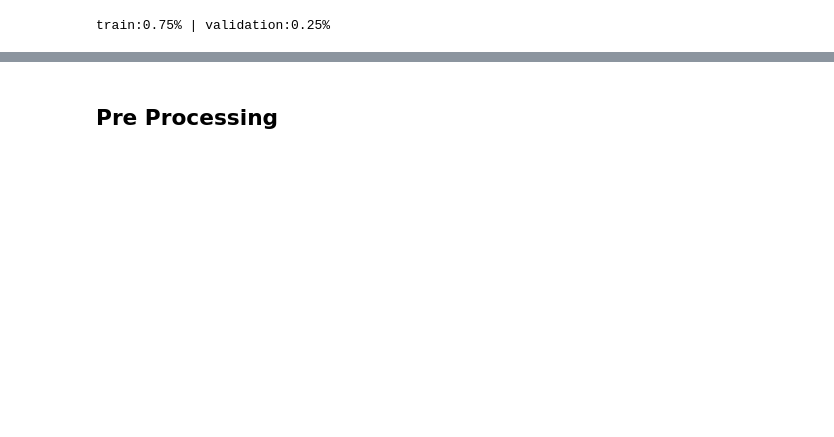
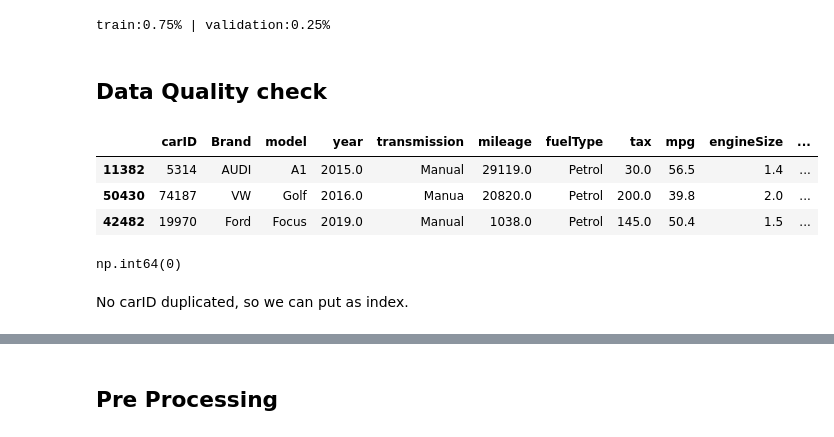
Before and after one commit to bernardorspachecods/ML_Project_25.26, a Jupyter notebook: hold-out.ipynb, the cells around one changed output, grey strips where cells are left out. Cells and saved outputs as stored; diff of their text form; code cells hidden in the pictures; blank space fills up the shorter version.

```diff
--- a/hold-out.ipynb
+++ b/hold-out.ipynb
@@ -43,3 +43,18 @@ print('train:{}% | validation:{}%'.format(round(len(y_train)/len(y_train_val),2)
 train:0.75% | validation:0.25%
 # %%
 X_features = [X_train, X_val,X_test]
+# %% [markdown]
+## Data Quality check
+# %%
+X_train.head(3)
+# %% [output]
+|  | carID | Brand | model | year | transmission | mileage | fuelType | tax | mpg | engineSize | ... |
+| 11382 | 5314 | AUDI | A1 | 2015.0 | Manual | 29119.0 | Petrol | 30.0 | 56.5 | 1.4 | ... |
+| 50430 | 74187 | VW | Golf | 2016.0 | Manua | 20820.0 | Petrol | 200.0 | 39.8 | 2.0 | ... |
+| 42482 | 19970 | Ford | Focus | 2019.0 | Manual | 1038.0 | Petrol | 145.0 | 50.4 | 1.5 | ... |
+# %%
+X_train.duplicated("carID").sum()
+# %% [output]
+np.int64(0)
+# %% [markdown]
+No carID duplicated, so we can put as index.
```
Also changed, not shown: parts of 15 cells of this notebook.
